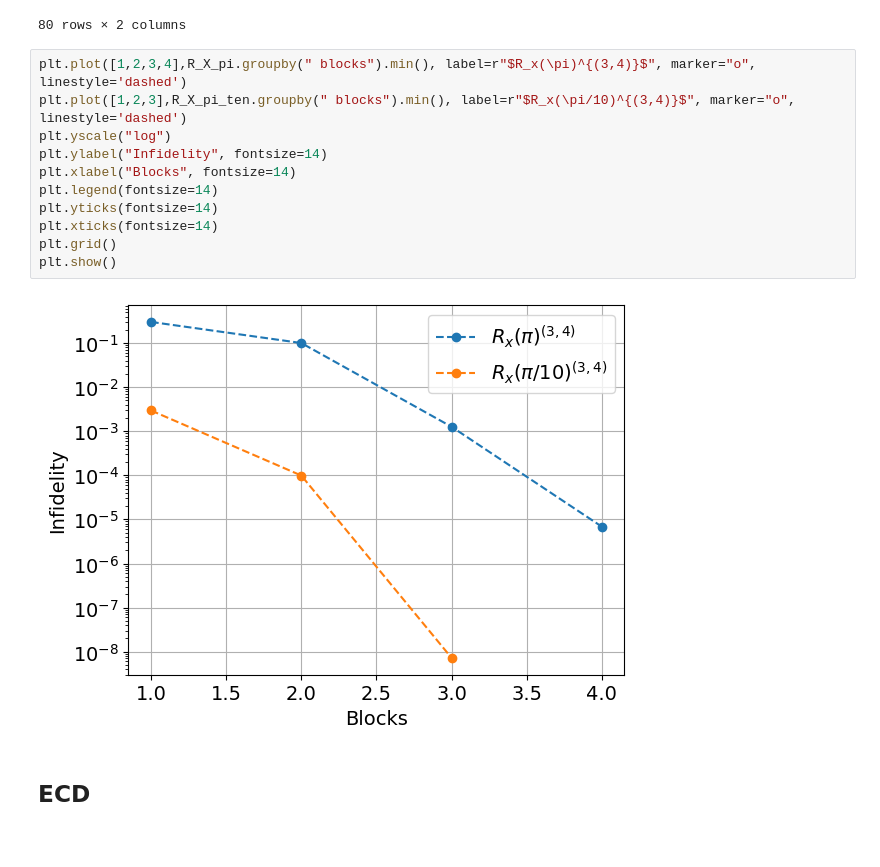
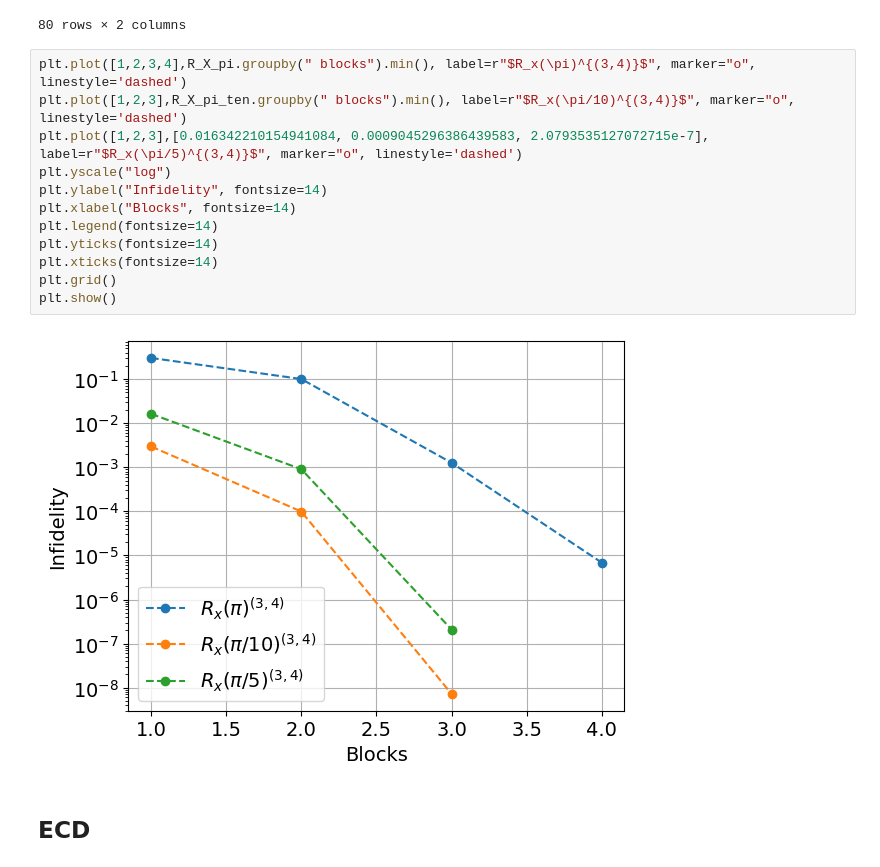
Before and after one commit to AndreaMaestri18/Opt3DQalgs, a Jupyter notebook: BTgates/src/plots_and_analysis/angle_dependency_rx_5photons.ipynb, the cells around one changed output. Drawn from its saved outputs; the diff is of its cells as text.

```diff
--- a/BTgates/src/plots_and_analysis/angle_dependency_rx_5photons.ipynb
+++ b/BTgates/src/plots_and_analysis/angle_dependency_rx_5photons.ipynb
@@ -26,16 +26,17 @@ R_X_pi
 # %%
 plt.plot([1,2,3,4],R_X_pi.groupby(" blocks").min(), label=r"$R_x(\pi)^{(3,4)}$", marker="o", linestyle='dashed')
 plt.plot([1,2,3],R_X_pi_ten.groupby(" blocks").min(), label=r"$R_x(\pi/10)^{(3,4)}$", marker="o", linestyle='dashed')
+plt.plot([1,2,3],[0.016342210154941084,	0.0009045296386439583, 2.0793535127072715e-7], label=r"$R_x(\pi/5)^{(3,4)}$", marker="o", linestyle='dashed')
 plt.yscale("log")
 plt.ylabel("Infidelity", fontsize=14)
 plt.xlabel("Blocks", fontsize=14)
 plt.legend(fontsize=14)
 plt.yticks(fontsize=14)
 plt.xticks(fontsize=14)
 plt.grid()
 plt.show()
 # %% [output]
-[figure, old version]
+[figure, new version]
 # %% [markdown]
 ## ECD
 # %%
```
Also changed, not shown: parts of 1 cell of this notebook, 8 other files.
